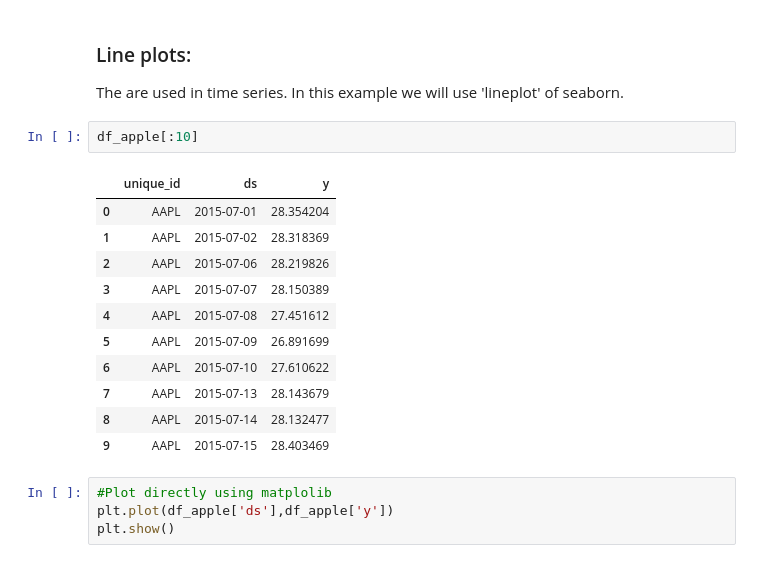
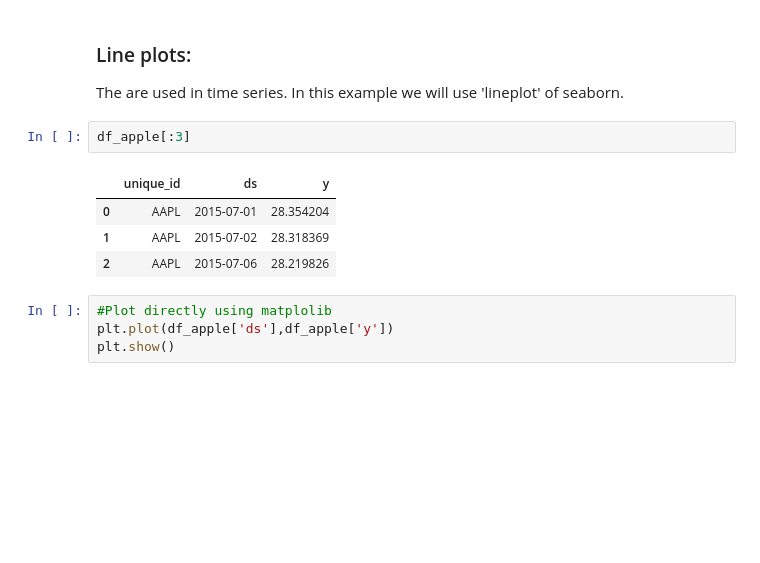
Before and after one commit to Alejandro-UDEA/Fisica_Computacional_Estudiante, a Jupyter notebook: Sesiones/seaborn/15_seaborn.ipynb, the cells around one changed output. Cells and saved outputs as stored; diff of their text form; blank space fills up the shorter version.

```diff
--- a/Sesiones/seaborn/15_seaborn.ipynb
+++ b/Sesiones/seaborn/15_seaborn.ipynb
@@ -313,19 +313,12 @@ parse_dates es el formato day time de pandas
 The are used in time series.
 In this example we will use 'lineplot' of seaborn.
 # %%
-df_apple[:10]
+df_apple[:3]
 # %% [output]
 |  | unique_id | ds | y |
 | 0 | AAPL | 2015-07-01 | 28.354204 |
 | 1 | AAPL | 2015-07-02 | 28.318369 |
 | 2 | AAPL | 2015-07-06 | 28.219826 |
-| 3 | AAPL | 2015-07-07 | 28.150389 |
-| 4 | AAPL | 2015-07-08 | 27.451612 |
-| 5 | AAPL | 2015-07-09 | 26.891699 |
-| 6 | AAPL | 2015-07-10 | 27.610622 |
-| 7 | AAPL | 2015-07-13 | 28.143679 |
-| 8 | AAPL | 2015-07-14 | 28.132477 |
-| 9 | AAPL | 2015-07-15 | 28.403469 |
 # %%
 #Plot directly using matplolib
 plt.plot(df_apple['ds'],df_apple['y'])
```
Also changed, not shown: parts of 3 cells of this notebook, 2 other files.
